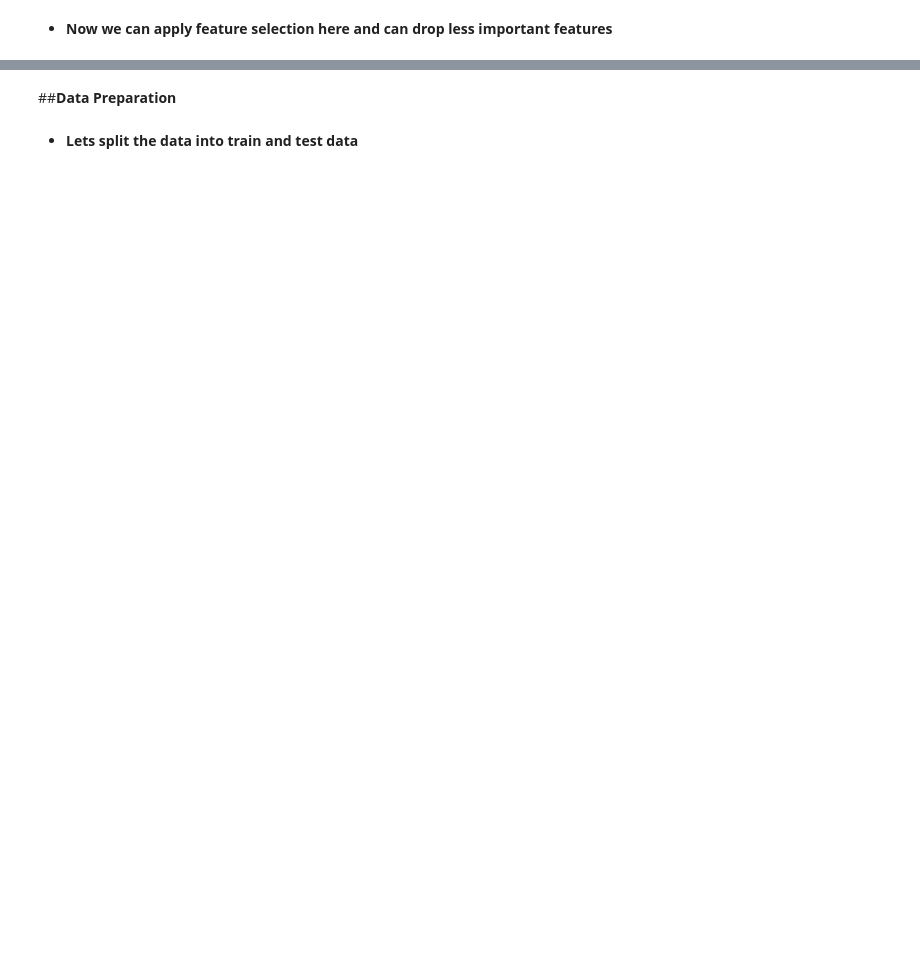
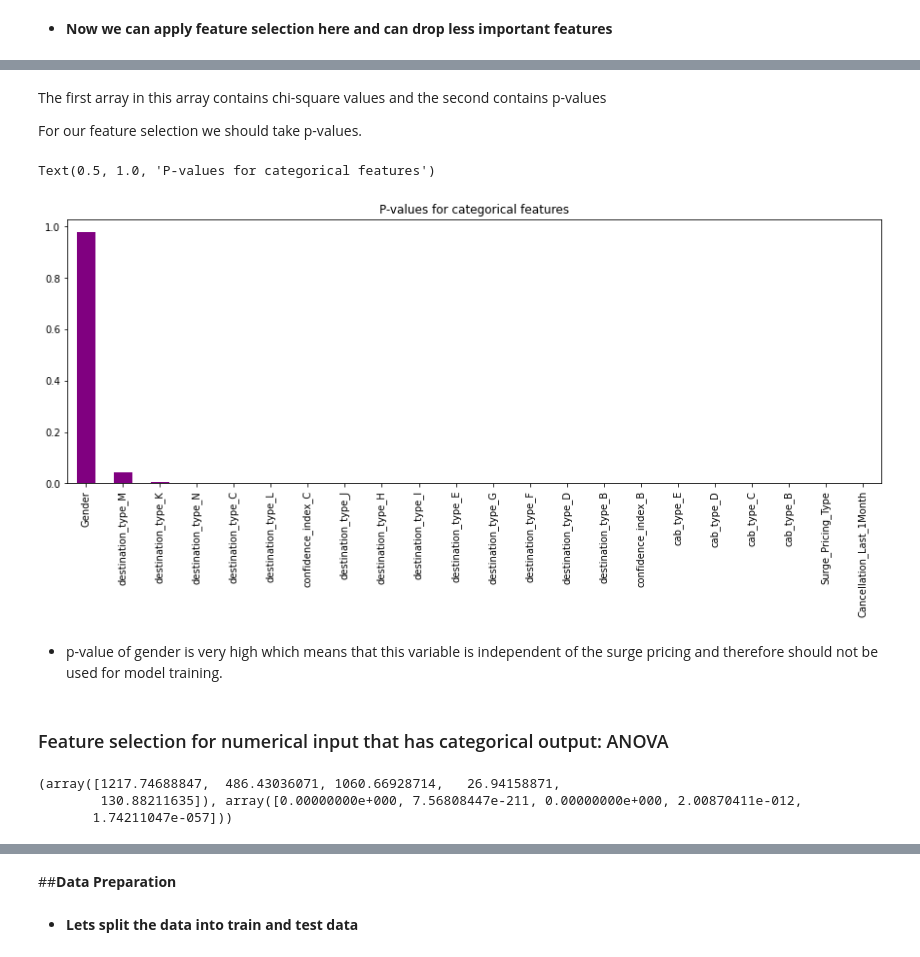
Before and after one commit to BhanuPShahi/-Taxi-Mobility-Surge-Price-Prediction, a Jupyter notebook: Bhanu_P_Shahi_10_05_2021_[Team_2]_Capstone_Project_2_Taxi_Mobility_Surge_Price_Prediction.ipynb, the cells around one changed output, grey strips where cells are left out. Cells and saved outputs as stored; diff of their text form; code cells hidden in the pictures; blank space fills up the shorter version.

```diff
--- a/Bhanu_P_Shahi_10_05_2021_[Team_2]_Capstone_Project_2_Taxi_Mobility_Surge_Price_Prediction.ipynb
+++ b/Bhanu_P_Shahi_10_05_2021_[Team_2]_Capstone_Project_2_Taxi_Mobility_Surge_Price_Prediction.ipynb
@@ -516,0 +495,21 @@ ext.sort_values(['extratrees'], ascending=False)
+# %%
+dependent_variable= df1['Surge_Pricing_Type']
+
+categorical_features=['Cancellation_Last_1Month', 'Gender', 'Surge_Pricing_Type',
+       'cab_type_B', 'cab_type_C', 'cab_type_D', 'cab_type_E',
+       'confidence_index_B', 'confidence_index_C', 'destination_type_B',
+       'destination_type_C', 'destination_type_D', 'destination_type_E',
+       'destination_type_F', 'destination_type_G', 'destination_type_H',
+       'destination_type_I', 'destination_type_J', 'destination_type_K',
+       'destination_type_L', 'destination_type_M', 'destination_type_N']
+# len(categorical_features)
+# %%
+from sklearn.feature_selection import chi2
+#Defining the dependent variable
+dependent_variable= df1['Surge_Pricing_Type']
+cat_df=df1[categorical_features]
+#Checking the Chi-scores array
+
+chi_scores = chi2(cat_df,dependent_variable)
+
+print(*chi_scores)
@@ -516,0 +528,18 @@ ext.sort_values(['extratrees'], ascending=False)
+# %% [markdown]
+The first array in this array contains chi-square values and the second contains p-values
+
+For our feature selection we should take p-values.
+# %%
+p_values = pd.Series(chi_scores[1],index = cat_df.columns)
+p_values.sort_values(ascending = False , inplace = True)
+# %%
+p_values.plot(kind='bar',color='purple')
+
+plt.title('P-values for categorical features')
+# %% [output]
+Text(0.5, 1.0, 'P-values for categorical features')
+[figure, added]
+# %% [markdown]
+* p-value of gender is very high which means that this variable is independent of the surge pricing and therefore should not be used for model training.
+# %% [markdown]
+### Feature selection for numerical input that has categorical output: ANOVA
@@ -516,0 +551,7 @@ ext.sort_values(['extratrees'], ascending=False)
+# %%
+f_scores = f_classif(numerical_features, dependent_variable)
+print(f_scores)
+# %% [output]
+(array([1217.74688847,  486.43036071, 1060.66928714,   26.94158871,
+        130.88211635]), array([0.00000000e+000, 7.56808447e-211, 0.00000000e+000, 2.00870411e-012,
+       1.74211047e-057]))
```
Also changed, not shown: parts of 114 cells of this notebook.
